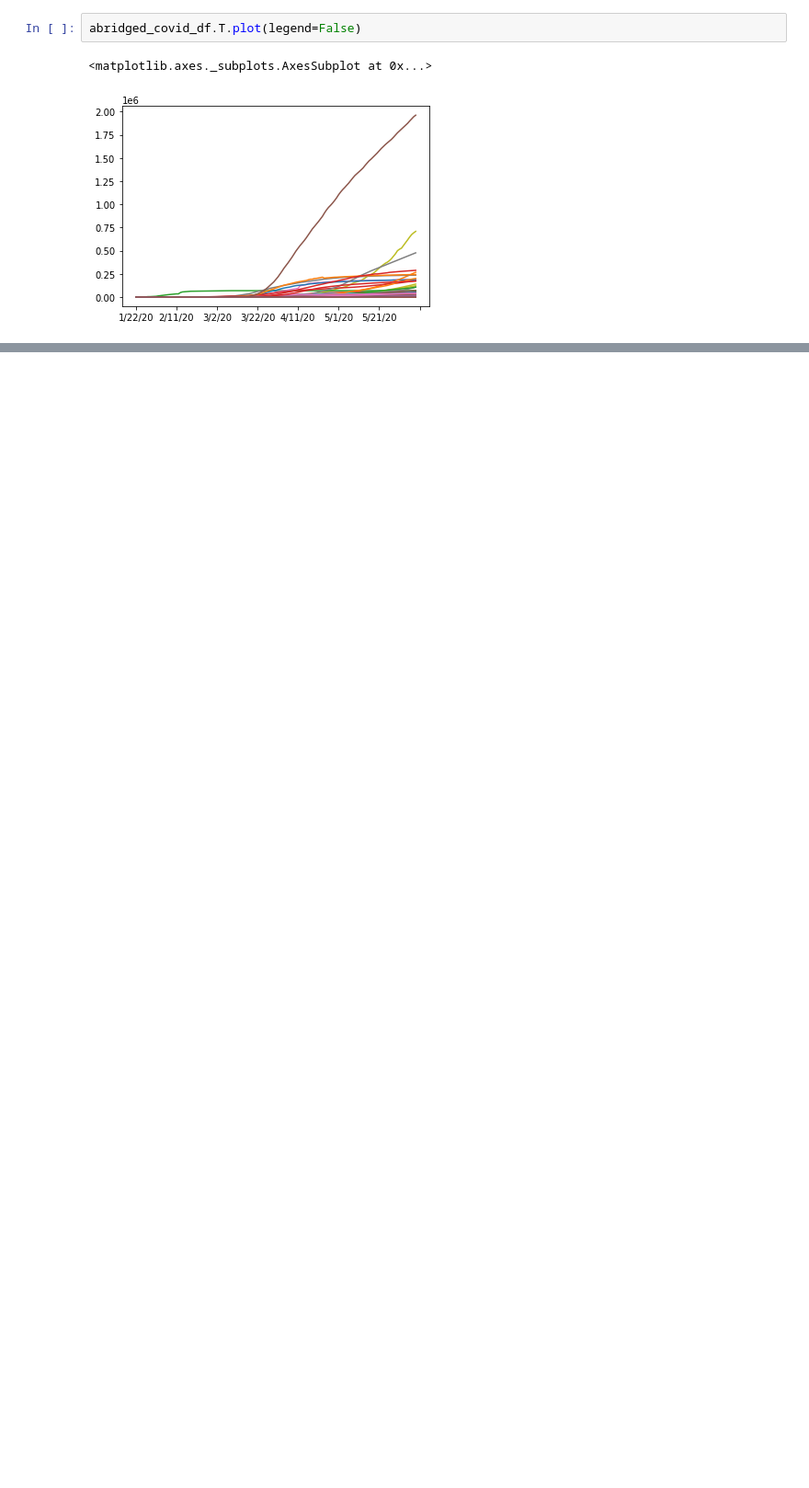
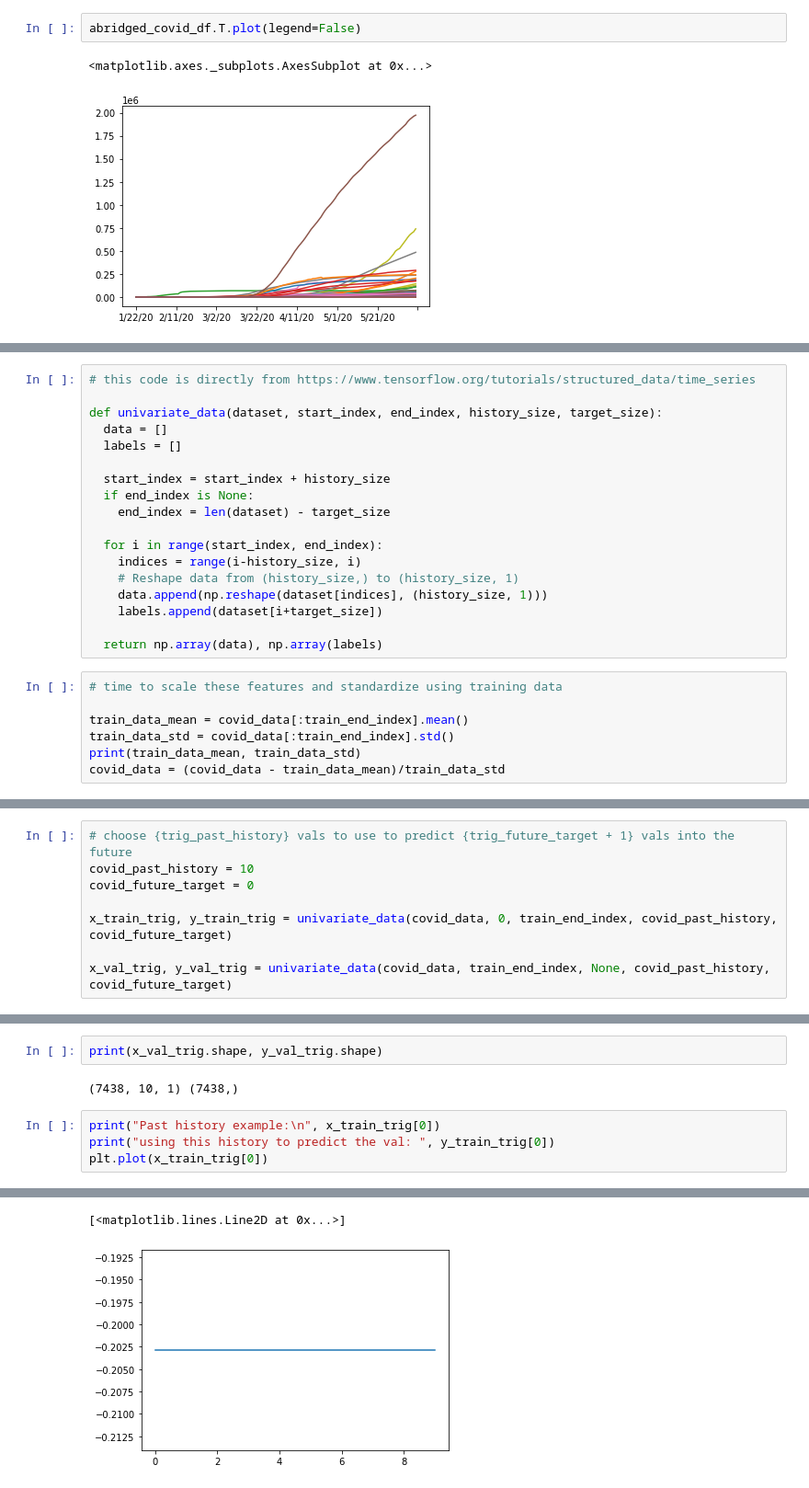
Before and after one commit to QinLab/icompbio-tamjeed, a Jupyter notebook: tf_rnn_single_covid.ipynb, the cells around one changed output, grey strips where cells are left out. Shown: that part at 92% size. Cells and saved outputs as stored; diff of their text form; blank space fills up the shorter version.

```diff
--- a/tf_rnn_single_covid.ipynb
+++ b/tf_rnn_single_covid.ipynb
@@ -68,0 +86,25 @@ abridged_covid_df.T.plot(legend=False)
+# %%
+# this code is directly from https://www.tensorflow.org/tutorials/structured_data/time_series
+
+def univariate_data(dataset, start_index, end_index, history_size, target_size):
+  data = []
+  labels = []
+
+  start_index = start_index + history_size
+  if end_index is None:
+    end_index = len(dataset) - target_size
+
+  for i in range(start_index, end_index):
+    indices = range(i-history_size, i)
+    # Reshape data from (history_size,) to (history_size, 1)
+    data.append(np.reshape(dataset[indices], (history_size, 1)))
+    labels.append(dataset[i+target_size])
+
+  return np.array(data), np.array(labels)
+# %%
+# time to scale these features and standardize using training data
+
+train_data_mean = covid_data[:train_end_index].mean()
+train_data_std = covid_data[:train_end_index].std()
+print(train_data_mean, train_data_std)
+covid_data = (covid_data - train_data_mean)/train_data_std
@@ -68,0 +113,8 @@ abridged_covid_df.T.plot(legend=False)
+# %%
+# choose {trig_past_history} vals to use to predict {trig_future_target + 1} vals into the future
+covid_past_history = 10
+covid_future_target = 0
+
+x_train_trig, y_train_trig = univariate_data(covid_data, 0, train_end_index, covid_past_history, covid_future_target)
+
+x_val_trig, y_val_trig = univariate_data(covid_data, train_end_index, None, covid_past_history, covid_future_target)
@@ -68,0 +127,9 @@ abridged_covid_df.T.plot(legend=False)
+# %%
+print(x_val_trig.shape, y_val_trig.shape)
+# %% [output]
+(7438, 10, 1) (7438,)
+# %%
+print("Past history example:\n", x_train_trig[0])
+print("using this history to predict the val: ", y_train_trig[0])
+plt.plot(x_train_trig[0])
+# %% [output]
@@ -68,0 +148,2 @@ abridged_covid_df.T.plot(legend=False)
+[<matplotlib.lines.Line2D at 0x...>]
+[figure, added]
```
Also changed, not shown: parts of 14 cells of this notebook.
